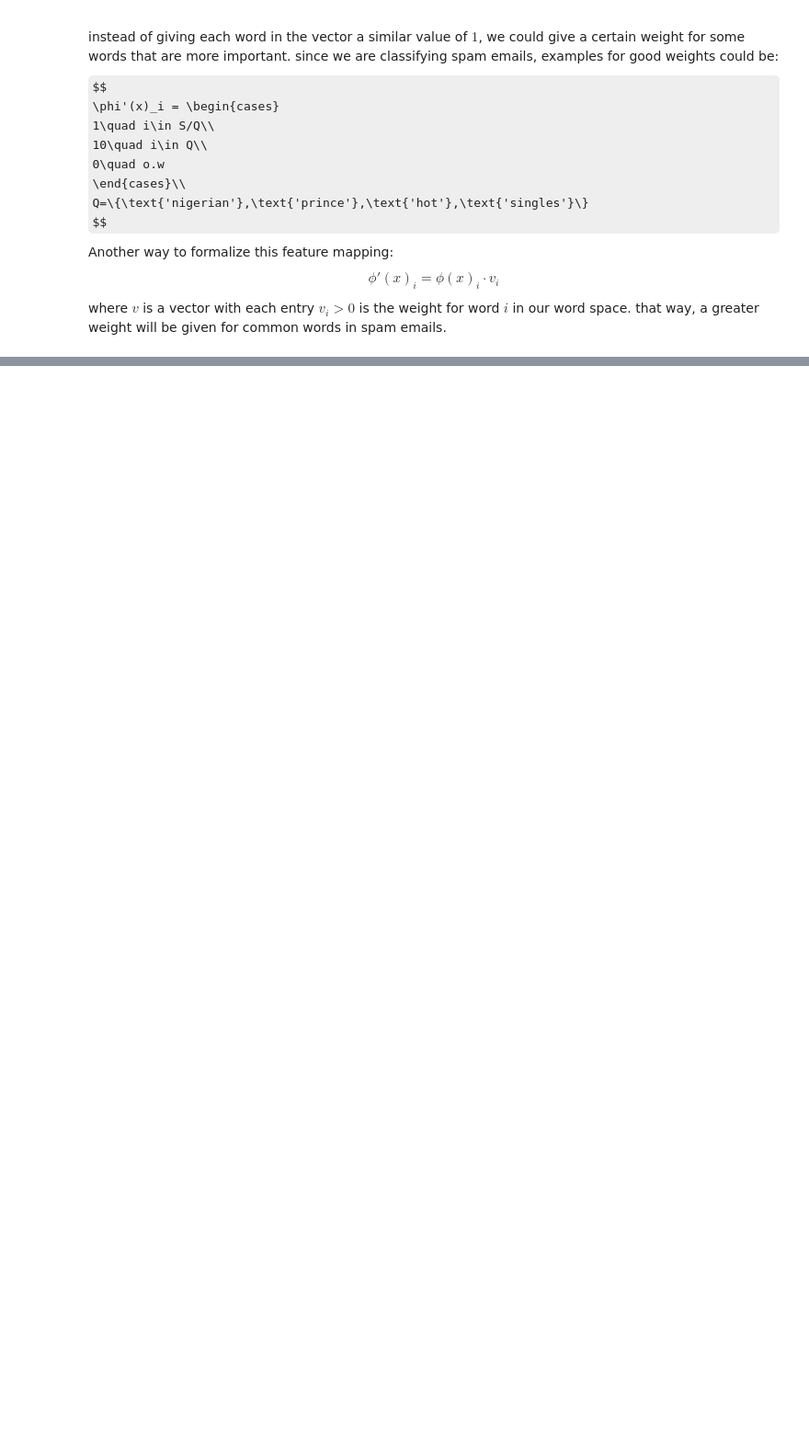
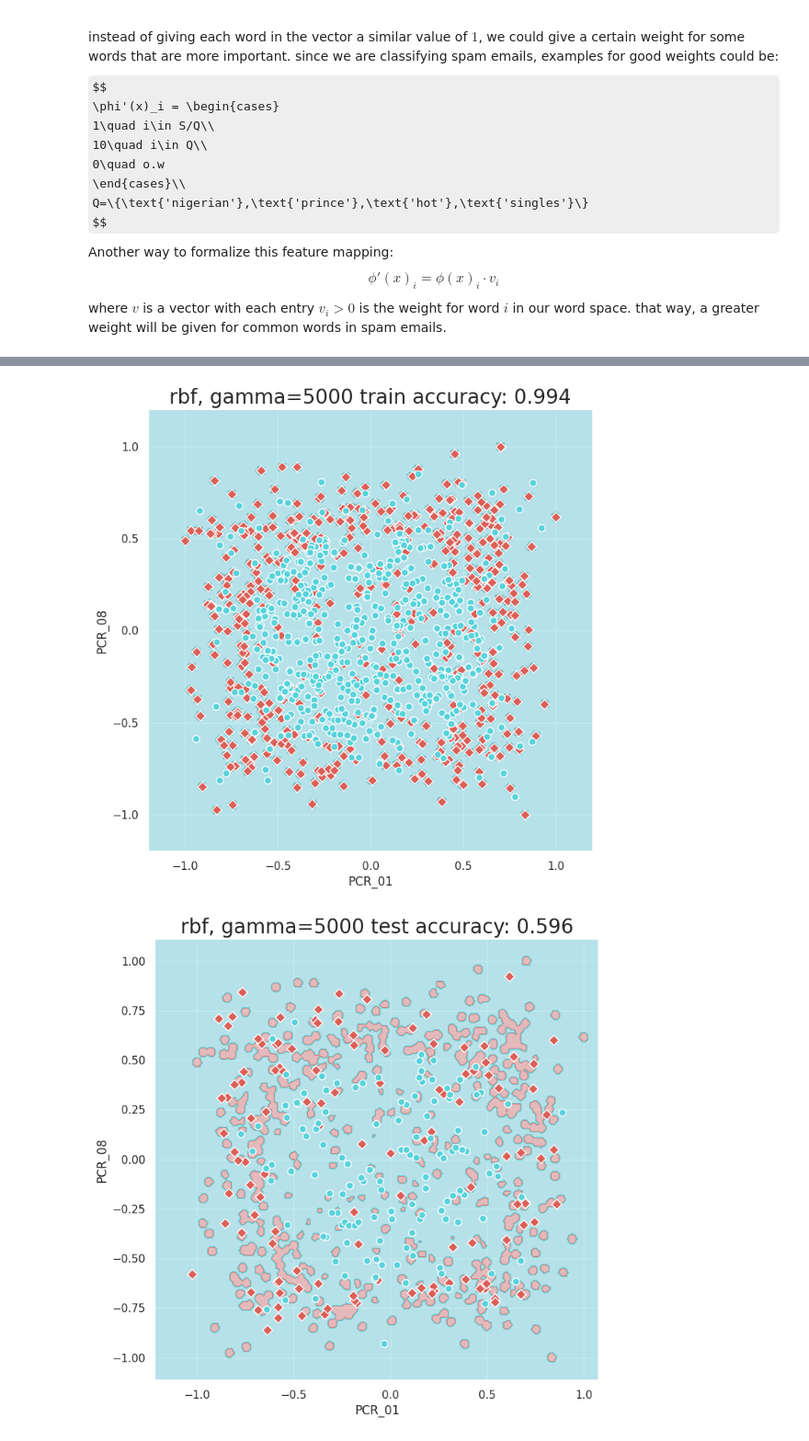
Before and after one commit to Shayshoon/ML_2, a Jupyter notebook: HW2_template.ipynb, the cells around one changed output, grey strips where cells are left out. Shown at 92% size. Cells and saved outputs as stored; diff of their text form; code cells hidden in the pictures; some formulas as TeX source; blank space fills up the shorter version.

```diff
--- a/HW2_template.ipynb
+++ b/HW2_template.ipynb
@@ -726,0 +772,17 @@ that way, a greater weight will be given for common words in spam emails.
+# %%
+from sklearn.svm import SVC
+
+clf = SVC(kernel='rbf', C=1, gamma=5000)
+clf.fit(part_2_train_x, part_2_train_y)
+
+train_score = clf.score(part_2_train_x, part_2_train_y)
+test_score = clf.score(part_2_test_x, part_2_test_y)
+
+
+_ = visualize_clf(clf, part_2_train_x, part_2_train_y,
+              f'rbf, gamma=5000 train accuracy: {train_score}', 'PCR_01', 'PCR_08')
+_ = visualize_clf(clf, part_2_test_x, part_2_test_y,
+              f'rbf, gamma=5000 test accuracy: {test_score}', 'PCR_01', 'PCR_08')
+# %% [output]
+[figure, added]
+[figure, added]
```
Also changed, not shown: parts of 9 cells of this notebook.
